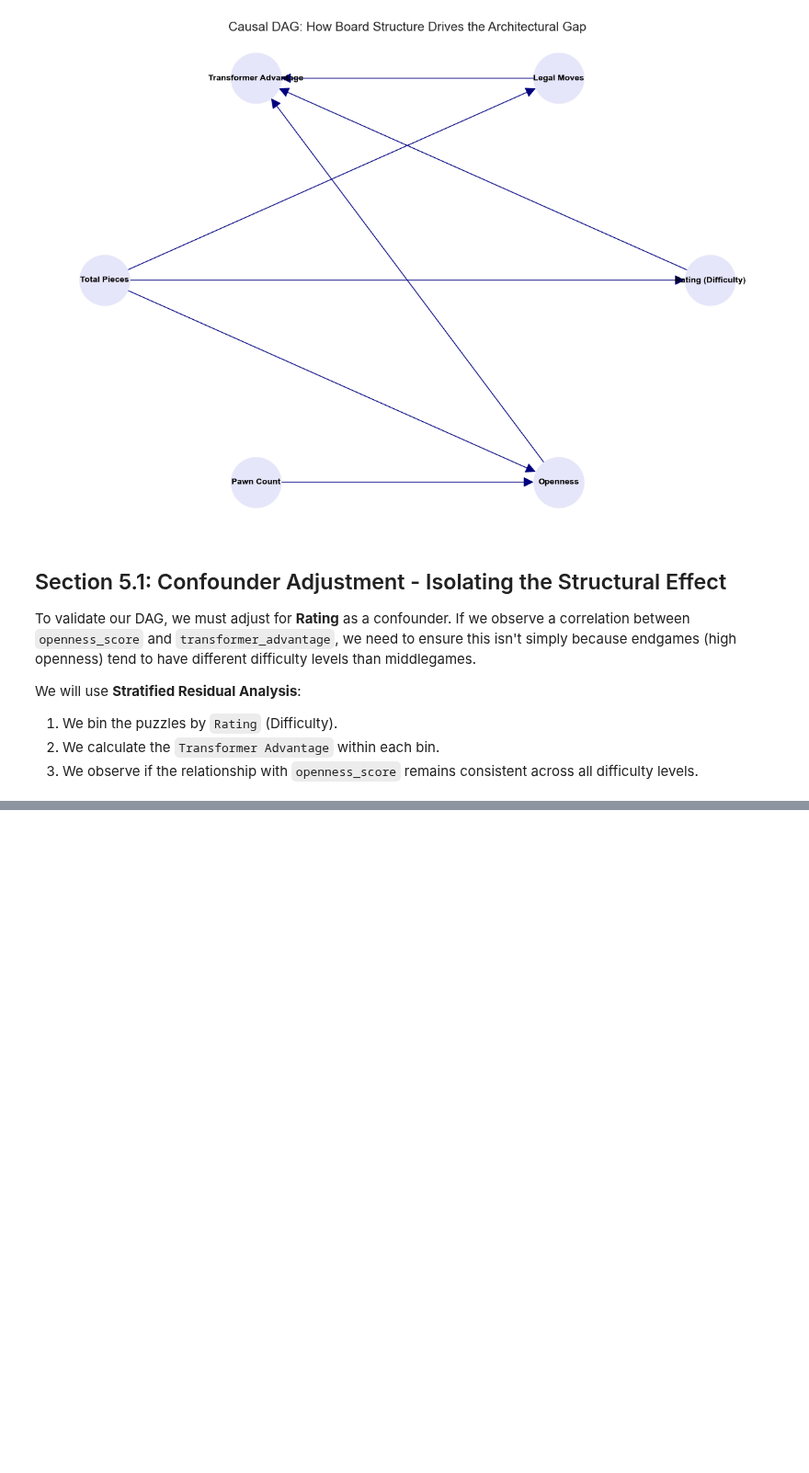
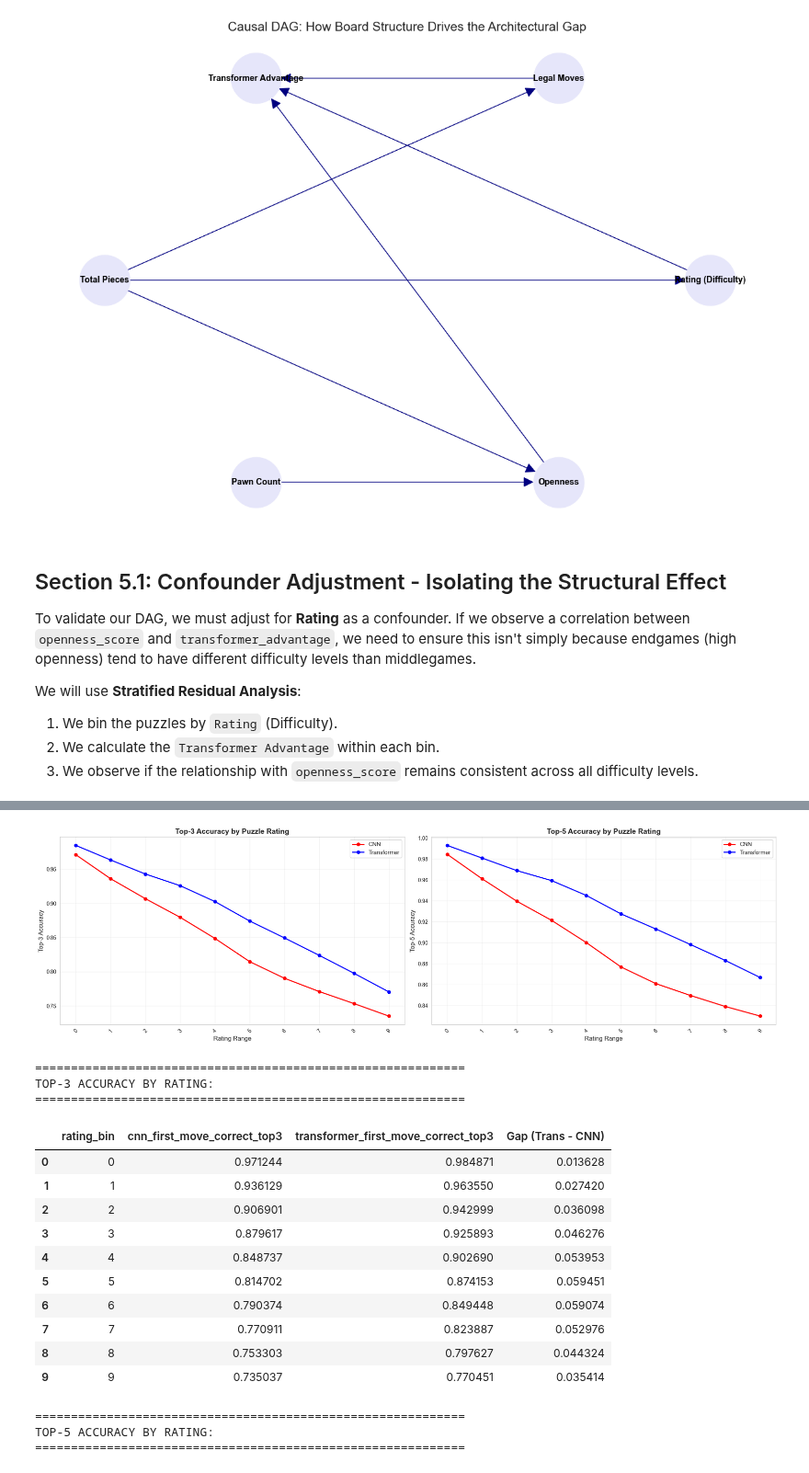
Before and after one commit to omarghara/CNN_vs_Transformer_in_Chess-Contradicting_Metrics, a Jupyter notebook: chess_policy_comparison_new.ipynb, the cells around one changed output, grey strips where cells are left out. Shown at 92% size. Drawn from its saved outputs; the diff is of its cells as text; code cells hidden in the pictures; blank space fills up the shorter version.

```diff
--- a/chess_policy_comparison_new.ipynb
+++ b/chess_policy_comparison_new.ipynb
@@ -1716,0 +2070,74 @@ plt.show()
+# %%
+# Accuracy by Rating Bins for Top-3 and Top-5
+import pandas as pd
+import seaborn as sns
+import matplotlib.pyplot as plt
+
+# Calculate Accuracy per Bin for Top-3 and Top-5
+bin_analysis_top3 = puzzles_df.groupby('rating_bin', observed=True)[['cnn_first_move_correct_top3', 'transformer_first_move_correct_top3']].mean().reset_index()
+bin_analysis_top3['Gap (Trans - CNN)'] = bin_analysis_top3['transformer_first_move_correct_top3'] - bin_analysis_top3['cnn_first_move_correct_top3']
+
+bin_analysis_top5 = puzzles_df.groupby('rating_bin', observed=True)[['cnn_first_move_correct_top5', 'transformer_first_move_correct_top5']].mean().reset_index()
+bin_analysis_top5['Gap (Trans - CNN)'] = bin_analysis_top5['transformer_first_move_correct_top5'] - bin_analysis_top5['cnn_first_move_correct_top5']
+
+# Create side-by-side plots
+fig, (ax1, ax2) = plt.subplots(1, 2, figsize=(20, 6))
+
+# Top-3 Plot
+ax1.plot(bin_analysis_top3['rating_bin'].astype(str), bin_analysis_top3['cnn_first_move_correct_top3'],
+         marker='o', label='CNN', color='red', linewidth=2)
+ax1.plot(bin_analysis_top3['rating_bin'].astype(str), bin_analysis_top3['transformer_first_move_correct_top3'],
+         marker='o', label='Transformer', color='blue', linewidth=2)
+
+ax1.set_title('Top-3 Accuracy by Puzzle Rating', fontsize=14, fontweight='bold')
+ax1.set_xlabel('Rating Range', fontsize=12)
+ax1.set_ylabel('Top-3 Accuracy', fontsize=12)
+ax1.legend(fontsize=11)
+ax1.grid(True, alpha=0.3)
+ax1.tick_params(axis='x', rotation=45)
+
+# Top-5 Plot
+ax2.plot(bin_analysis_top5['rating_bin'].astype(str), bin_analysis_top5['cnn_first_move_correct_top5'],
+         marker='o', label='CNN', color='red', linewidth=2)
+ax2.plot(bin_analysis_top5['rating_bin'].astype(str), bin_analysis_top5['transformer_first_move_correct_top5'],
+         marker='o', label='Transformer', color='blue', linewidth=2)
+
+ax2.set_title('Top-5 Accuracy by Puzzle Rating', fontsize=14, fontweight='bold')
+ax2.set_xlabel('Rating Range', fontsize=12)
+ax2.set_ylabel('Top-5 Accuracy', fontsize=12)
+ax2.legend(fontsize=11)
+ax2.grid(True, alpha=0.3)
+ax2.tick_params(axis='x', rotation=45)
+
+plt.tight_layout()
+plt.show()
+
+# Print the tables
+print("=" * 60)
+print("TOP-3 ACCURACY BY RATING:")
+print("=" * 60)
+display(bin_analysis_top3)
+
+print("\n" + "=" * 60)
+print("TOP-5 ACCURACY BY RATING:")
+print("=" * 60)
+display(bin_analysis_top5)
+# %% [output]
+[figure, added]
+============================================================
+TOP-3 ACCURACY BY RATING:
+============================================================
+|  | rating_bin | cnn_first_move_correct_top3 | transformer_first_move_correct_top3 | Gap (Trans - CNN) |
+| 0 | 0 | 0.971244 | 0.984871 | 0.013628 |
+| 1 | 1 | 0.936129 | 0.963550 | 0.027420 |
+| 2 | 2 | 0.906901 | 0.942999 | 0.036098 |
+| 3 | 3 | 0.879617 | 0.925893 | 0.046276 |
+| 4 | 4 | 0.848737 | 0.902690 | 0.053953 |
+| 5 | 5 | 0.814702 | 0.874153 | 0.059451 |
+| 6 | 6 | 0.790374 | 0.849448 | 0.059074 |
+| 7 | 7 | 0.770911 | 0.823887 | 0.052976 |
+| 8 | 8 | 0.753303 | 0.797627 | 0.044324 |
+| 9 | 9 | 0.735037 | 0.770451 | 0.035414 |
+============================================================
+TOP-5 ACCURACY BY RATING:
+============================================================
```
Also changed, not shown: parts of 46 cells of this notebook.
